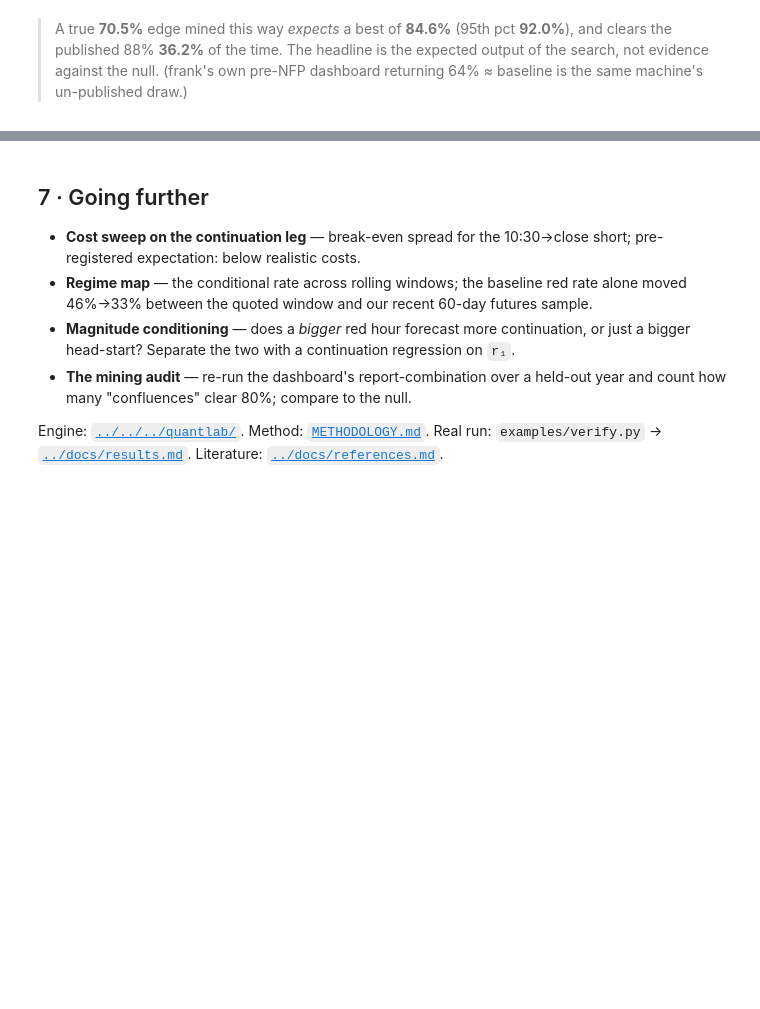
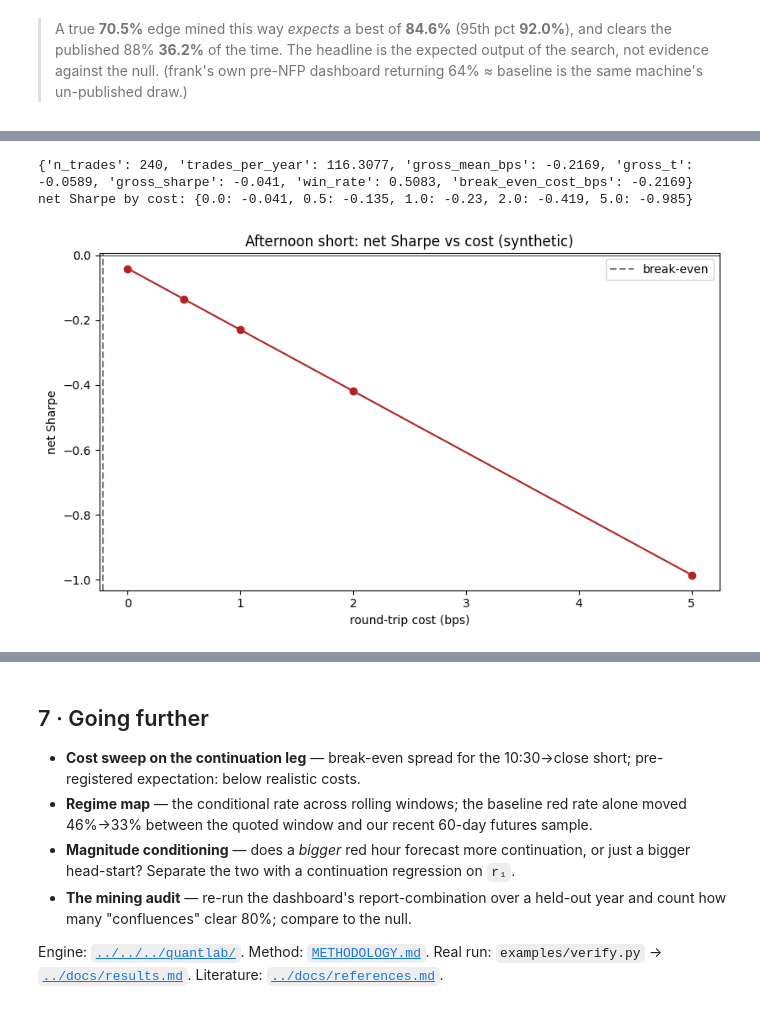
Before and after one commit to Guillain-RDCDE/Open-Alpha-Lab, a Jupyter notebook: studies/13-crimson-hour/notebooks/02_for_the_quants.ipynb, the cells around one changed output, grey strips where cells are left out. Drawn from its saved outputs; the diff is of its cells as text; code cells hidden in the pictures; blank space fills up the shorter version.

```diff
--- a/studies/13-crimson-hour/notebooks/02_for_the_quants.ipynb
+++ b/studies/13-crimson-hour/notebooks/02_for_the_quants.ipynb
@@ -124,0 +136,14 @@ The only positive-expectancy leg is the continuation: short at 10:30 on a red ho
+# %%
+bt = decompose.afternoon_short_backtest(feat)
+print({k:(round(v,4) if isinstance(v,float) else v) for k,v in bt.items() if k!='net'})
+costs = [0.0,0.5,1.0,2.0,5.0]
+print('net Sharpe by cost:', {c: round(bt['net'][c]['net_sharpe'],3) for c in costs})
+plt.plot(costs, [bt['net'][c]['net_sharpe'] for c in costs], 'o-', color='#b22222')
+plt.axhline(0, color='k', lw=0.6)
+plt.axvline(bt['break_even_cost_bps'], color='grey', ls='--', label='break-even')
+plt.xlabel('round-trip cost (bps)'); plt.ylabel('net Sharpe'); plt.legend()
+plt.title('Afternoon short: net Sharpe vs cost (synthetic)'); plt.show()
+# %% [output]
+{'n_trades': 240, 'trades_per_year': 116.3077, 'gross_mean_bps': -0.2169, 'gross_t': -0.0589, 'gross_sharpe': -0.041, 'win_rate': 0.5083, 'break_even_cost_bps': -0.2169}
+net Sharpe by cost: {0.0: -0.041, 0.5: -0.135, 1.0: -0.23, 2.0: -0.419, 5.0: -0.985}
+[figure, added]
```
Also changed, not shown: parts of 7 cells of this notebook, 7 other files.
